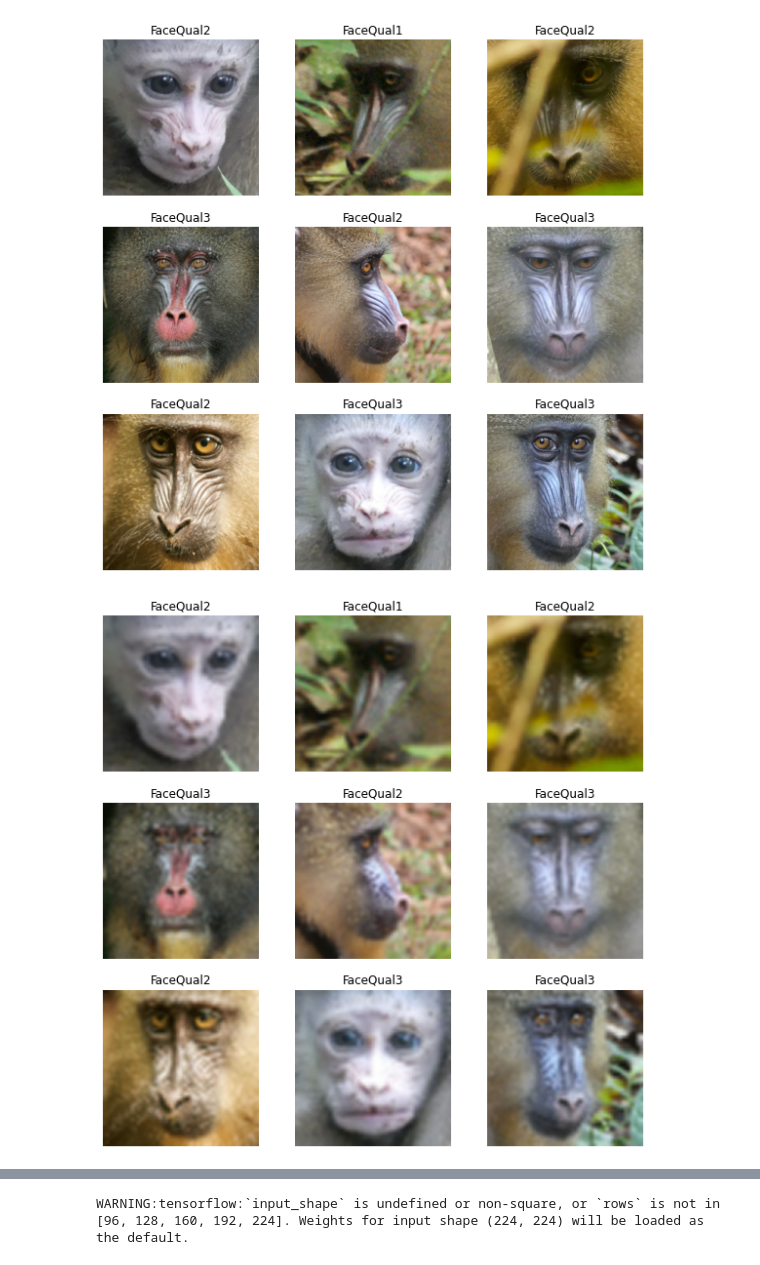
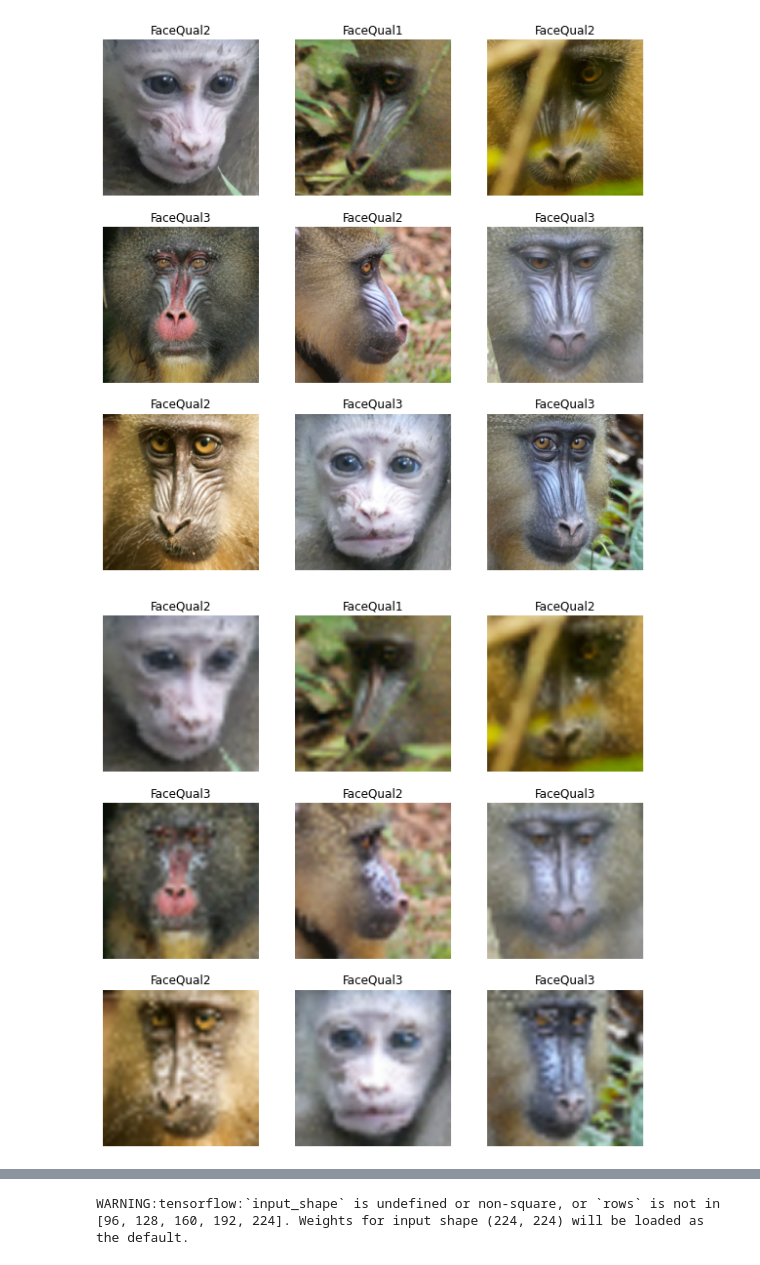
Before and after one commit to fds-napolitain/m2-stage, a Jupyter notebook: classification-qualite.ipynb, the cells around one changed output, grey strips where cells are left out. Cells and saved outputs as stored; diff of their text form; code cells hidden in the pictures.

```diff
--- a/classification-qualite.ipynb
+++ b/classification-qualite.ipynb
@@ -73,21 +83,21 @@ for i in range(9):
 # %%
 # generating the kernel
 blur = 9
-downscale = 50
+downscale = 40
 kernel = np.ones((blur,blur),np.uint8)/pow(blur, 2)
 
 # potentiel augmentation par dégradation des images de haute qualité
 # a étudier : dégradation par encodage JPEG à fort taux de compression
 # actuel : downscale => upscale => blur
 plt.figure(figsize=(10, 10))
 for i in range(9):
     ax = plt.subplot(3, 3, i + 1)
     img = tf.image.resize(imgs['img'][i], [downscale, downscale], method="nearest")
     img = tf.image.resize(img, [300, 300], method="nearest")
     output = cv2.filter2D(img.numpy(), -1, kernel)
     img = tf.convert_to_tensor(output)
     plt.imshow(img.numpy().astype("uint8"))
     plt.title(imgs['label'][i])
     plt.axis("off")
 # %% [output]
-[figure, old version]
+[figure, new version]
```
Also changed, not shown: parts of 10 cells of this notebook.
